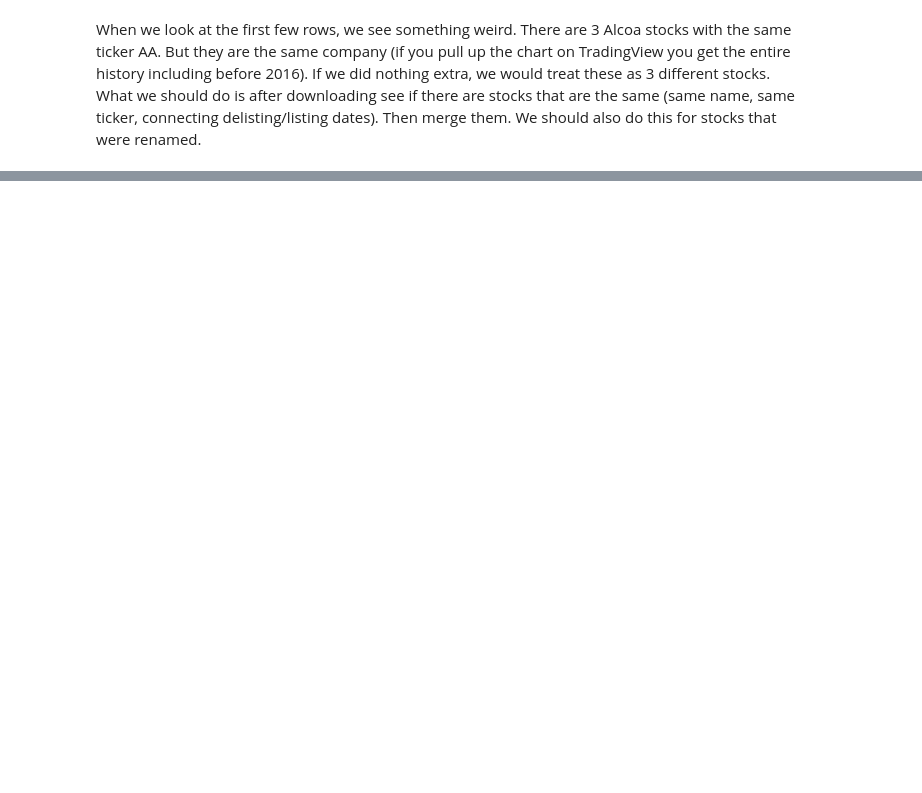
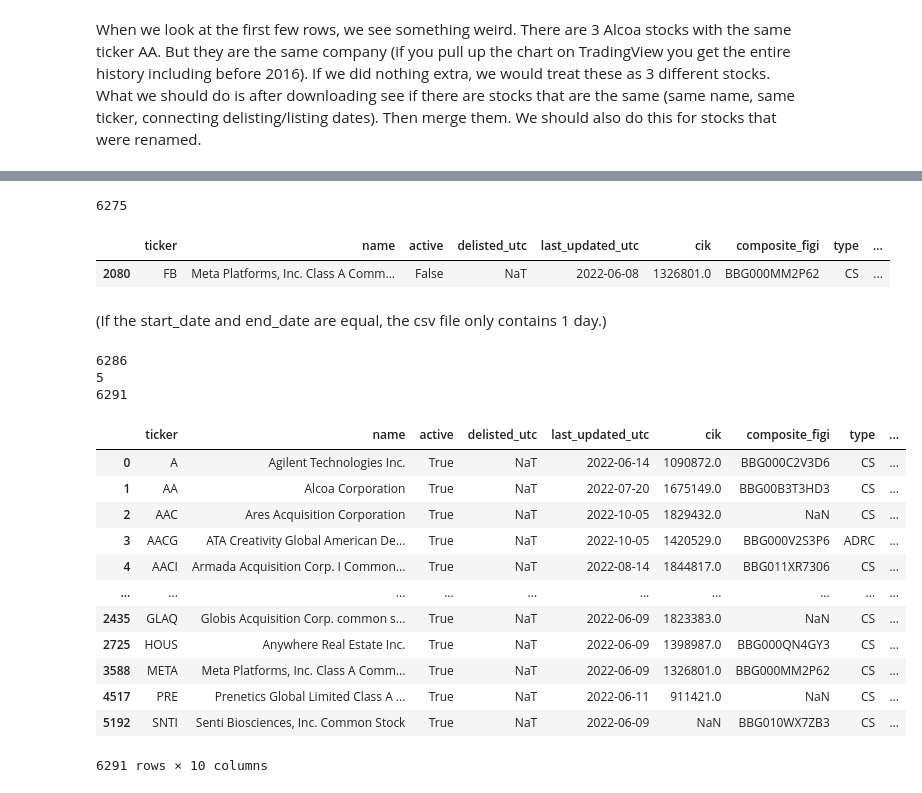
Before and after one commit to shinathan/QSExtended, a Jupyter notebook: data_import/polygon/1_get_tickers.ipynb, the cells around one changed output, grey strips where cells are left out. Saved outputs shown, nothing was run; the diff lists cells and outputs as text; code cells hidden in the pictures; blank space fills up the shorter version.

Commit message:
Ticker list code done.

```diff
--- a/data_import/polygon/download.ipynb
+++ b/data_import/polygon/1_get_tickers.ipynb
@@ -779,0 +803,17 @@ When we look at the first few rows, we see something weird. There are 3 Alcoa st
+# %%
+# Preliminary check: no duplicates
+if tickers_all[["ticker", "name", "active", "cik", "composite_figi", "type"]].duplicated().all():
+    raise Exception("There are duplicates!")
+
+if tickers_update[["ticker", "name", "active", "cik", "composite_figi", "type"]].duplicated().all():
+    raise Exception("There are duplicates!")
+
+# Get tickers that are in T but not in i (delisted). This is actually not simple to do (https://stackoverflow.com/questions/28901683/pandas-get-rows-which-are-not-in-other-dataframe). We need to get the rows in tickers_update that are not in tickers_all. We will left-merge dataframes with the same rows. So no merging actually happens as the row in the left-df are the same as in the right-df. However we do get an indicator flag. If this is "both", the row existed in both df's. If this is "left_only" it existed only in the left-df. "Right-only" does not exist because this is a left-merge.
+tickers_all_only = tickers_all[["ticker", "name", "active", "cik", "composite_figi", "type"]].merge(tickers_update[["ticker", "name", "active", "cik", "composite_figi", "type"]], on=["ticker", "name", "active", "cik", "composite_figi", "type"],
+                   how='left', indicator=True)
+tickers_all_only = tickers_all_only["_merge"]
+
+# We flip the logic for stocks that are in i but not in T.
+tickers_update_only = tickers_update[["ticker", "name", "active", "cik", "composite_figi", "type"]].merge(tickers_all[["ticker", "name", "active", "cik", "composite_figi", "type"]], on=["ticker", "name", "active", "cik", "composite_figi", "type"],
+                   how='left', indicator=True)
+tickers_update_only = tickers_update_only["_merge"]
@@ -779,0 +841,5 @@ When we look at the first few rows, we see something weird. There are 3 Alcoa st
+# %%
+# The indices of T which stocks are not in i. We indeed see META here.
+print(tickers_update_only[tickers_update_only == "left_only"])
+new_tickers = tickers_update[tickers_update_only == "left_only"]
+new_tickers[["ticker", "name", "active", "cik", "composite_figi", "type"]]
@@ -779,0 +860,41 @@ When we look at the first few rows, we see something weird. There are 3 Alcoa st
+# %%
+# Finally the indices of i which stocks are in both T and i:
+current_tickers = tickers_update[tickers_update_only == "both"]
+len(current_tickers)
+# %% [output]
+6275
+# %%
+# Now that we have the old_tickers, current_tickers and new_tickers we can finally update tickers_all.
+tickers_all.loc[tickers_all_only == "left_only", "end_date"] = start_date #If at 2022-06-08 the stock exist but not at 2022-06-09 the end date is 06-08 and not 06-09. So do not use end_date here.
+tickers_all.loc[tickers_all_only == "left_only", "active"] = False
+tickers_all[tickers_all["ticker"] == "FB"]
+# %% [output]
+|  | ticker | name | active | delisted_utc | last_updated_utc | cik | composite_figi | type | ... |
+| 2080 | FB | Meta Platforms, Inc. Class A Comm... | False | NaT | 2022-06-08 | 1326801.0 | BBG000MM2P62 | CS | ... |
+# %% [markdown]
+(If the start_date and end_date are equal, the csv file only contains 1 day.)
+# %%
+# Append the new tickers and set start_date.
+print(len(tickers_all))
+print(len(new_tickers))
+tickers_all = pd.concat([tickers_all, new_tickers])
+print(len(tickers_all))
+tickers_all['start_date'].fillna(value=update_date, inplace=True)
+tickers_all
+# %% [output]
+6286
+5
+6291
+|  | ticker | name | active | delisted_utc | last_updated_utc | cik | composite_figi | type | ... |
+| 0 | A | Agilent Technologies Inc. | True | NaT | 2022-06-14 | 1090872.0 | BBG000C2V3D6 | CS | ... |
+| 1 | AA | Alcoa Corporation | True | NaT | 2022-07-20 | 1675149.0 | BBG00B3T3HD3 | CS | ... |
+| 2 | AAC | Ares Acquisition Corporation | True | NaT | 2022-10-05 | 1829432.0 | NaN | CS | ... |
+| 3 | AACG | ATA Creativity Global American De... | True | NaT | 2022-10-05 | 1420529.0 | BBG000V2S3P6 | ADRC | ... |
+| 4 | AACI | Armada Acquisition Corp. I Common... | True | NaT | 2022-08-14 | 1844817.0 | BBG011XR7306 | CS | ... |
+| ... | ... | ... | ... | ... | ... | ... | ... | ... | ... |
+| 2435 | GLAQ | Globis Acquisition Corp. common s... | True | NaT | 2022-06-09 | 1823383.0 | NaN | CS | ... |
+| 2725 | HOUS | Anywhere Real Estate Inc. | True | NaT | 2022-06-09 | 1398987.0 | BBG000QN4GY3 | CS | ... |
+| 3588 | META | Meta Platforms, Inc. Class A Comm... | True | NaT | 2022-06-09 | 1326801.0 | BBG000MM2P62 | CS | ... |
+| 4517 | PRE | Prenetics Global Limited Class A ... | True | NaT | 2022-06-11 | 911421.0 | NaN | CS | ... |
+| 5192 | SNTI | Senti Biosciences, Inc. Common Stock | True | NaT | 2022-06-09 | NaN | BBG010WX7ZB3 | CS | ... |
+6291 rows × 10 columns
```
Also changed, not shown: parts of 40 cells of this notebook.
